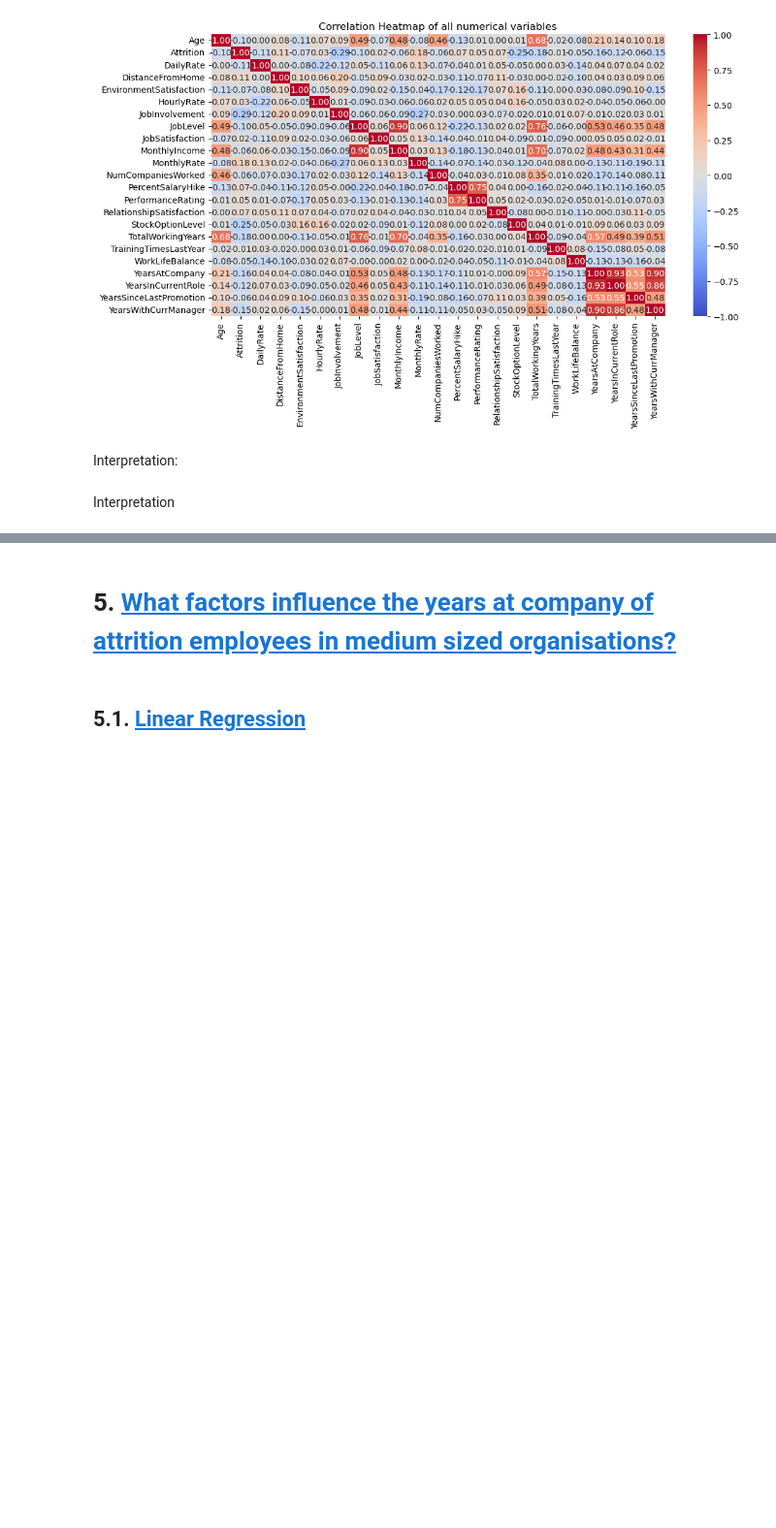
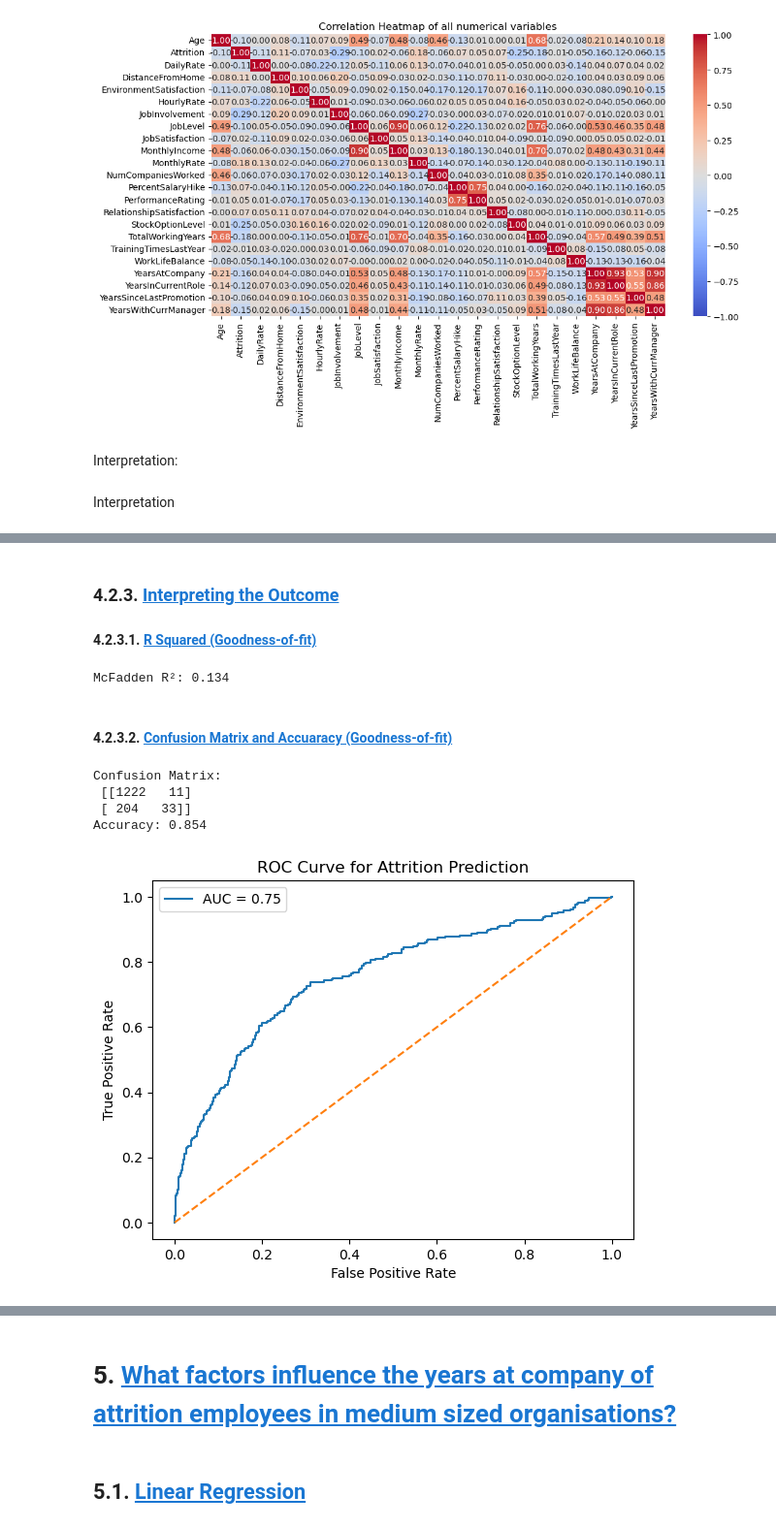
Before and after one commit to Niklasjkd/Assignment-B15, a Jupyter notebook: 2766_2526_assignment_1.ipynb, the cells around one changed output, grey strips where cells are left out. Shown at 97% size. Saved outputs shown, nothing was run; the diff lists cells and outputs as text; code cells hidden in the pictures; blank space fills up the shorter version.

```diff
--- a/2766_2526_assignment_1.ipynb
+++ b/2766_2526_assignment_1.ipynb
@@ -373,0 +477,9 @@ Interpretation
+# %%
+scaler = StandardScaler()
+Xs = scaler.fit_transform(X)  # intercept excluded for scaling
+
+lasso = LogisticRegression(penalty='l1', solver='liblinear', random_state=42)
+lasso.fit(Xs, y)
+
+coef_df = pd.DataFrame({'Variable': X.columns, 'L1_Coefficient': lasso.coef_[0]})
+coef_df.sort_values('L1_Coefficient', key=np.abs, ascending=False)
@@ -373,0 +493,31 @@ Interpretation
+# %% [markdown]
+### 4.2.3. <a id='toc4_2_3_'></a>[Interpreting the Outcome](#toc0_)
+#### 4.2.3.1. <a id='toc4_2_3_1_'></a>[R Squared (Goodness-of-fit)](#toc0_)
+# %%
+print("McFadden R²:", round(logit_model.prsquared, 3))
+# %% [output]
+McFadden R²: 0.134
+# %% [markdown]
+#### 4.2.3.2. <a id='toc4_2_3_2_'></a>[Confusion Matrix and Accuaracy (Goodness-of-fit)](#toc0_)
+# %%
+# Predictions
+pred_prob = logit_model.predict(Xc)
+pred_lbl  = (pred_prob >= 0.5).astype(int)
+
+cm = confusion_matrix(y, pred_lbl)
+acc = accuracy_score(y, pred_lbl)
+print("Confusion Matrix:\n", cm)
+print("Accuracy:", round(acc,3))
+
+# ROC & AUC
+fpr, tpr, _ = roc_curve(y, pred_prob)
+roc_auc = auc(fpr, tpr)
+plt.plot(fpr, tpr, label=f"AUC = {roc_auc:.2f}")
+plt.plot([0,1],[0,1],'--'); plt.xlabel("False Positive Rate"); plt.ylabel("True Positive Rate")
+plt.title("ROC Curve for Attrition Prediction"); plt.legend(); plt.show()
+# %% [output]
+Confusion Matrix:
+ [[1222   11]
+ [ 204   33]]
+Accuracy: 0.854
+[figure, added]
```
Also changed, not shown: parts of 16 cells of this notebook.
